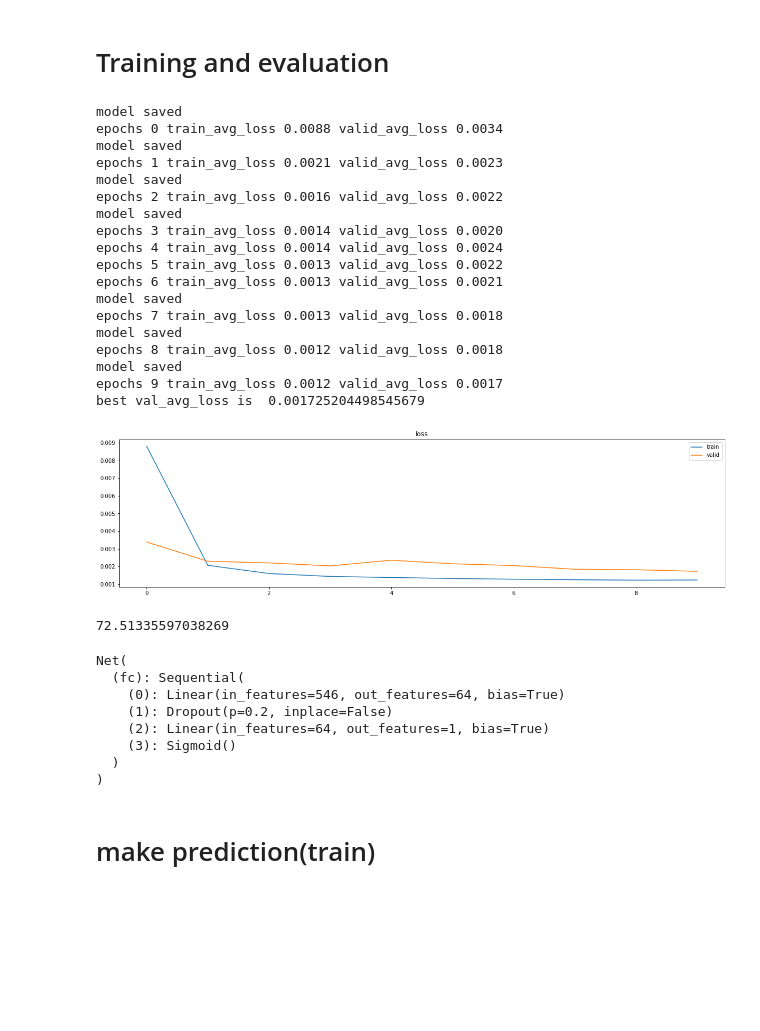
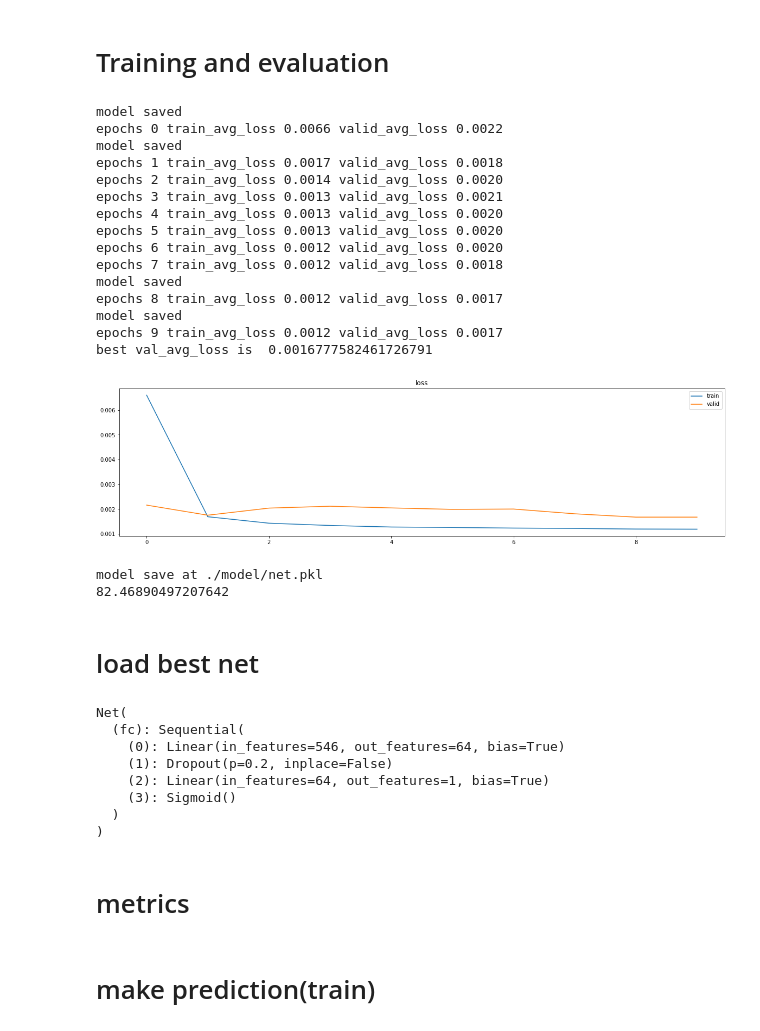
Before and after one commit to skywalker0803r/pa_0331, a Jupyter notebook: world_model.ipynb, the cells around one changed output. Cells and saved outputs as stored; diff of their text form; code cells hidden in the pictures; blank space fills up the shorter version.

```diff
--- a/world_model.ipynb
+++ b/world_model.ipynb
@@ -62,4 +51,0 @@ tag['TAG'] = [str(i).replace('TI','TJ') for i in tag['TAG'].values]
-# %%
-temp = tag[tag['TAG']=='MLPAP_TJC-0757A.PV'].copy()
-temp['TAG'] = 'MLPAP_TJ-0757B.PV'
-tag = tag.append(temp)
@@ -227,9 +197,9 @@ def train_windows(df, ref_day):
 # %% [markdown]
 # make X,y pair need long time
 # %%
-#s = time.time()
-#X,Y,idx_lst = train_windows(df,38)
-#Y = Y.values.reshape(-1,1)
-#print(time.time()-s)
-#print(X.shape)
-#print(Y.shape)
+s = time.time()
+X,Y,idx_lst = train_windows(df,38)
+Y = Y.values.reshape(-1,1)
+print(time.time()-s)
+print(X.shape)
+print(Y.shape)
@@ -247,6 +221,0 @@ def train_windows(df, ref_day):
-# %%
-dataset = joblib.load('./data/dataset')
-X = dataset['X']
-Y = dataset['Y']
-idx_lst = dataset['idx']
-print('load done')
@@ -367,7 +336,7 @@ loss_function = nn.MSELoss()
 def train(net,train_iter,loss_function,optimizer,num_epochs=100):
     train_history = []
     valid_history = []
-    best_loss = 1000
+    best_loss = np.inf
     for epoch in range(num_epochs):
 
         # train model
@@ -382,12 +351,13 @@ def train(net,train_iter,loss_function,optimizer,num_epochs=100):
             i += 1
 
         # eval model
-        net.eval()
-        val_loss,j = 0,0
-        for x, y in valid_iter:
-            loss = loss_function(net(x),y)
-            val_loss += loss.item()
-            j += 1
+        with torch.no_grad():
+            net.eval()
+            val_loss,j = 0,0
+            for x, y in valid_iter:
+                loss = loss_function(net(x),y)
+                val_loss += loss.item()
+                j += 1
 
         # caculate avg loss
         train_avg_loss = train_loss/i
@@ -412,32 +382,30 @@ def train(net,train_iter,loss_function,optimizer,num_epochs=100):
     plt.legend()
     plt.title('loss')
     plt.show()
-
-    # return best trained net
-    return net
+    print('model save at ./model/net.pkl')
 # %%
 s = time.time()
-net = train(net,train_iter,loss_function,optimizer,num_epochs=10)
+train(net,train_iter,loss_function,optimizer,num_epochs=10)
 print(time.time()-s)
 # %% [output]
 model saved
-epochs 0 train_avg_loss 0.0088 valid_avg_loss 0.0034
+epochs 0 train_avg_loss 0.0066 valid_avg_loss 0.0022
 model saved
-epochs 1 train_avg_loss 0.0021 valid_avg_loss 0.0023
+epochs 1 train_avg_loss 0.0017 valid_avg_loss 0.0018
+epochs 2 train_avg_loss 0.0014 valid_avg_loss 0.0020
+epochs 3 train_avg_loss 0.0013 valid_avg_loss 0.0021
+epochs 4 train_avg_loss 0.0013 valid_avg_loss 0.0020
+epochs 5 train_avg_loss 0.0013 valid_avg_loss 0.0020
+epochs 6 train_avg_loss 0.0012 valid_avg_loss 0.0020
+epochs 7 train_avg_loss 0.0012 valid_avg_loss 0.0018
 model saved
-epochs 2 train_avg_loss 0.0016 valid_avg_loss 0.0022
-model saved
-epochs 3 train_avg_loss 0.0014 valid_avg_loss 0.0020
-epochs 4 train_avg_loss 0.0014 valid_avg_loss 0.0024
-epochs 5 train_avg_loss 0.0013 valid_avg_loss 0.0022
-epochs 6 train_avg_loss 0.0013 valid_avg_loss 0.0021
-model saved
-epochs 7 train_avg_loss 0.0013 valid_avg_loss 0.0018
-model saved
-epochs 8 train_avg_loss 0.0012 valid_avg_loss 0.0018
+epochs 8 train_avg_loss 0.0012 valid_avg_loss 0.0017
 model saved
 epochs 9 train_avg_loss 0.0012 valid_avg_loss 0.0017
-best val_avg_loss is  0.001725204498545679
+best val_avg_loss is  0.0016777582461726791
-[figure, old version]
+[figure, new version]
-72.51335597038269
+model save at ./model/net.pkl
+82.46890497207642
+# %% [markdown]
+# load best net
 # %%
@@ -453,3 +420,5 @@ Net(
     (3): Sigmoid()
   )
 )
+# %% [markdown]
+# metrics
```
Also changed, not shown: parts of 37 cells of this notebook, 4 other files.
